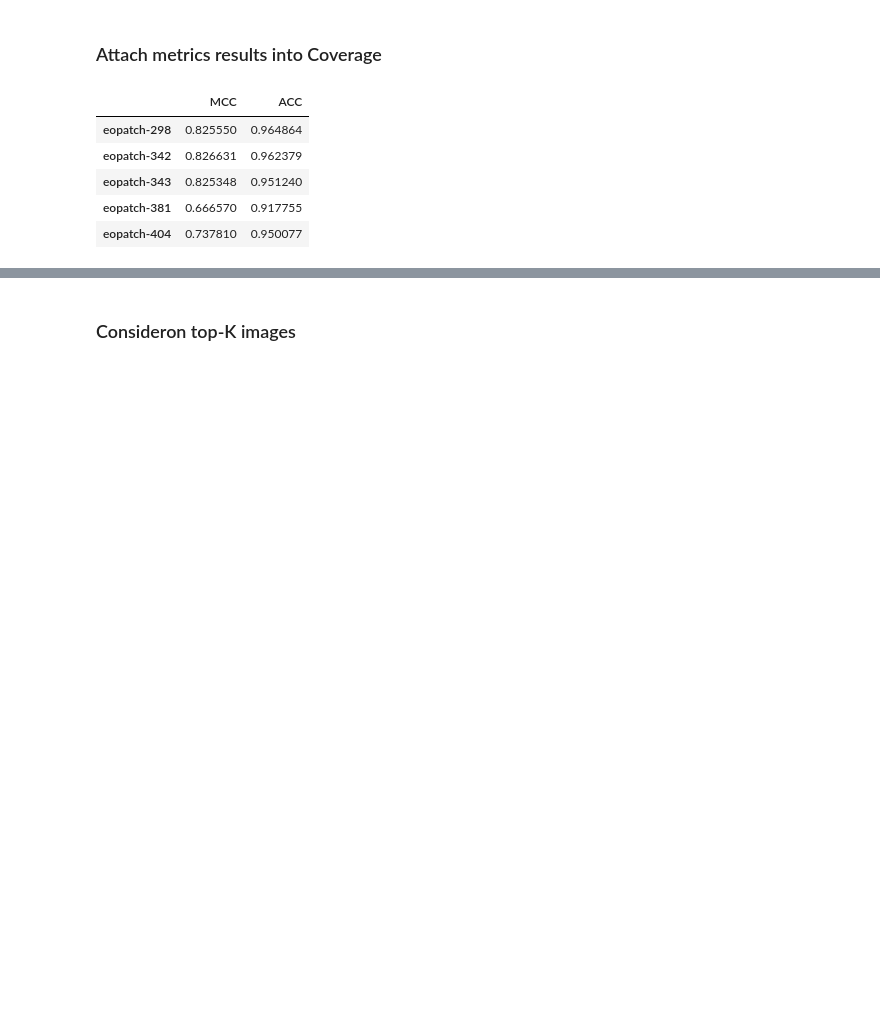
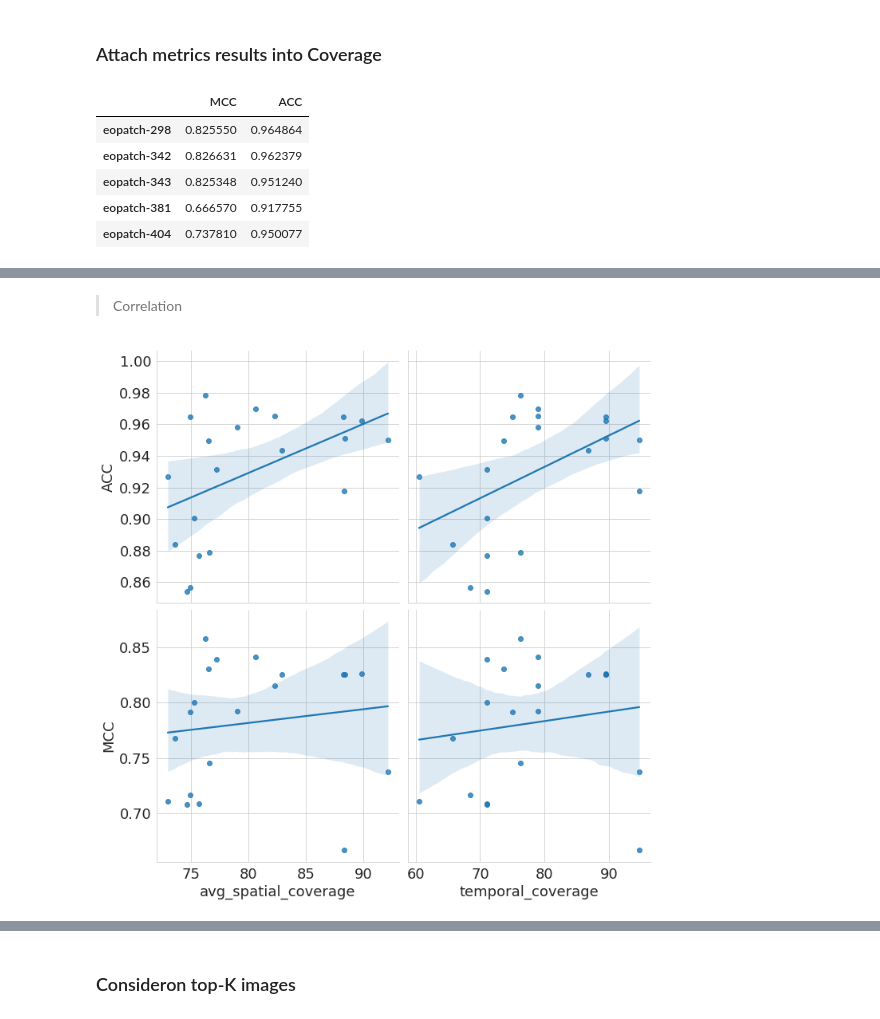
Before and after one commit to fmenat/SITS_S2Coverage, a Jupyter notebook: s2coverage_vegbased.ipynb, the cells around one changed output, grey strips where cells are left out. Saved outputs shown, nothing was run; the diff lists cells and outputs as text; code cells hidden in the pictures; blank space fills up the shorter version.

```diff
--- a/s2coverage_vegbased.ipynb
+++ b/s2coverage_vegbased.ipynb
@@ -106,3 +109,11 @@ _ = plot_col_categorization(df_stats_test, df_metrics_p_patch_test, col="assesme
 | assesment_temporal |  |  |  |  |  |  |  |  |  |  | ... |
 | high | 17.0 | 0.790579 | 0.056251 | 0.666570 | 0.745316 | 0.815547 | 0.826631 | 0.858167 | 17.0 | 0.936374 | ... |
 | low | 3.0 | 0.731677 | 0.031182 | 0.711042 | 0.713741 | 0.716440 | 0.741994 | 0.767548 | 3.0 | 0.889201 | ... |
+# %% [markdown]
+> Correlation
+# %%
+import seaborn as sns
+a= sns.pairplot(data=df_attached, x_vars=["avg_spatial_coverage","temporal_coverage"], y_vars=["ACC","MCC"], kind="reg", diag_kind="hist", height=5, markers=['o'])
+plt.show()
+# %% [output]
+[figure, added]
```
Also changed, not shown: parts of 7 cells of this notebook, 19 other files.
